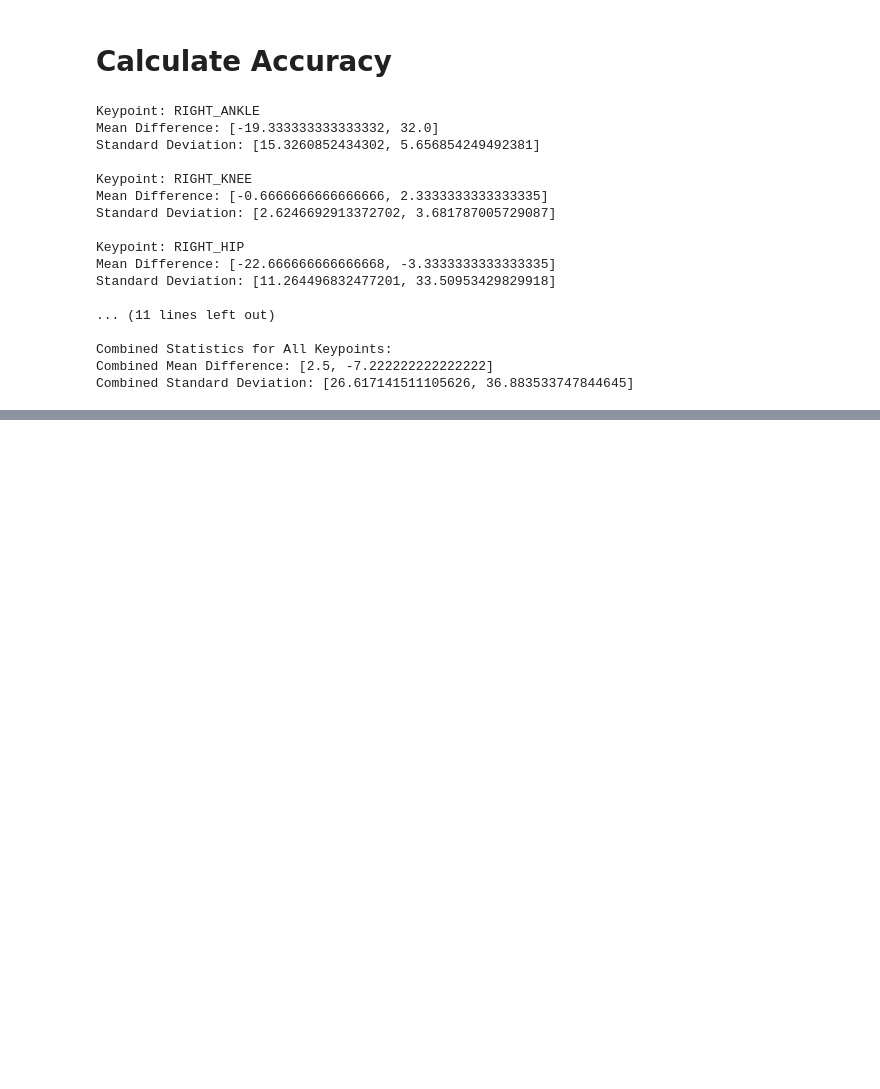
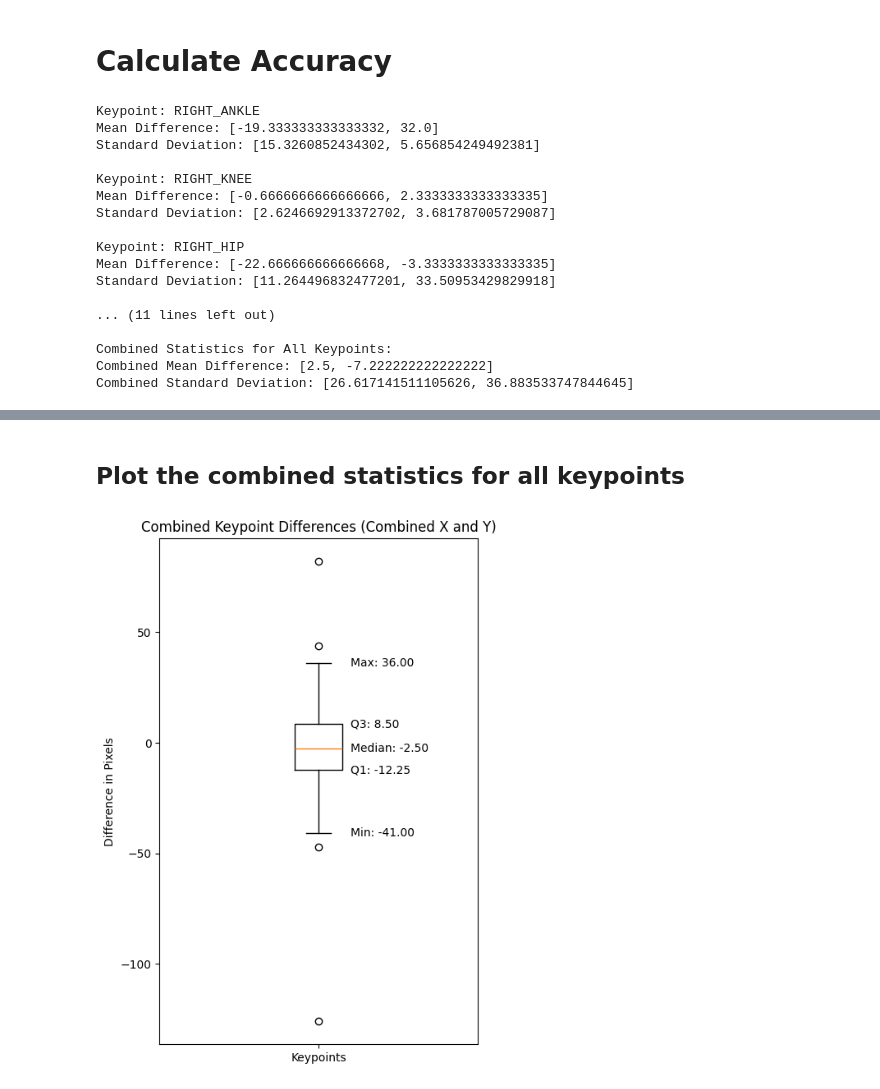
Before and after one commit to TimoFeucht/Studienarbeit, a Jupyter notebook: accuracy-hpe/accuracy-hpe-calcualtion.ipynb, the cells around one changed output, grey strips where cells are left out. Drawn from its saved outputs; the diff is of its cells as text; code cells hidden in the pictures; blank space fills up the shorter version.

```diff
--- a/accuracy-hpe/accuracy-hpe-calcualtion.ipynb
+++ b/accuracy-hpe/accuracy-hpe-calcualtion.ipynb
@@ -249,0 +360,52 @@ Combined Standard Deviation: [26.617141511105626, 36.883533747844645]
+# %% [markdown]
+## Plot the combined statistics for all keypoints
+# %%
+# Compute differences for each keypoint
+differences = []
+for label_data in keypoints_labels:
+    filename = label_data["filename"]
+    label_keypoints = label_data["keypoints"]
+
+    hpe_data = next((item for item in keypoints_hpe if item["filename"] == filename), None)
+    if not hpe_data:
+        continue
+
+    hpe_keypoints = hpe_data["keypoints"]
+    hpe_keypoints_dict = {kp["label"]: kp for kp in hpe_keypoints}
+
+    for label_kp in label_keypoints:
+        label = label_kp["label"]
+        if label in hpe_keypoints_dict:
+            hpe_kp = hpe_keypoints_dict[label]
+            diff_x = label_kp["x"] - hpe_kp["x"]
+            diff_y = label_kp["y"] - hpe_kp["y"]
+            differences.append(diff_x)
+            differences.append(diff_y)
+
+# Convert differences to numpy array for plotting
+differences = np.array(differences)
+
+# Plot boxplot for combined keypoint differences
+plt.figure(figsize=(5, 8))
+boxplot = plt.boxplot(differences, vert=True, patch_artist=False)
+plt.title('Combined Keypoint Differences (Combined X and Y)')
+plt.ylabel('Difference in Pixels')
+plt.xticks([1], ['Keypoints'])
+
+# Extract boxplot statistics
+med = boxplot['medians'][0].get_ydata()[0]
+q1 = boxplot['boxes'][0].get_ydata()[1]
+q3 = boxplot['boxes'][0].get_ydata()[3]
+min_val = boxplot['whiskers'][0].get_ydata()[1]
+max_val = boxplot['whiskers'][1].get_ydata()[1]
+
+# Add text annotations
+plt.text(1.1, med, f'Median: {med:.2f}', verticalalignment='center')
+plt.text(1.1, q1, f'Q1: {q1:.2f}', verticalalignment='center')
+plt.text(1.1, q3, f'Q3: {q3:.2f}', verticalalignment='center')
+plt.text(1.1, min_val, f'Min: {min_val:.2f}', verticalalignment='center')
+plt.text(1.1, max_val, f'Max: {max_val:.2f}', verticalalignment='center')
+
+plt.show()
+# %% [output]
+[figure, added]
```
Also changed, not shown: parts of 4 cells of this notebook.
